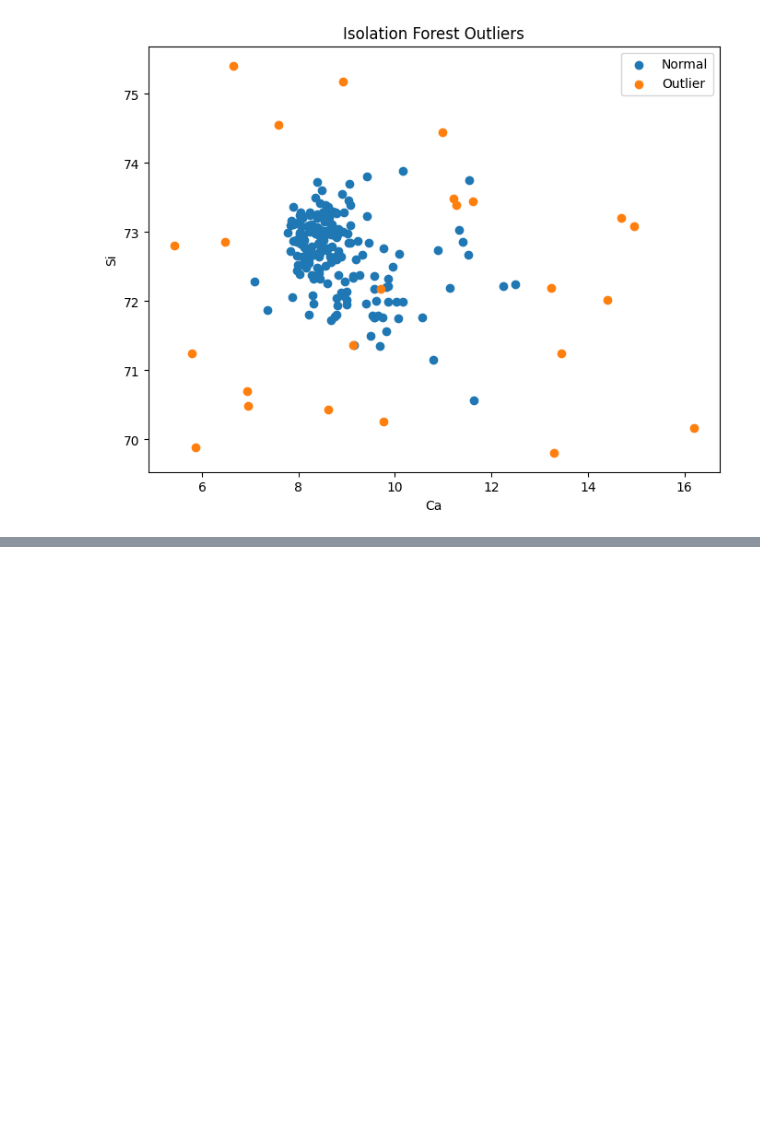
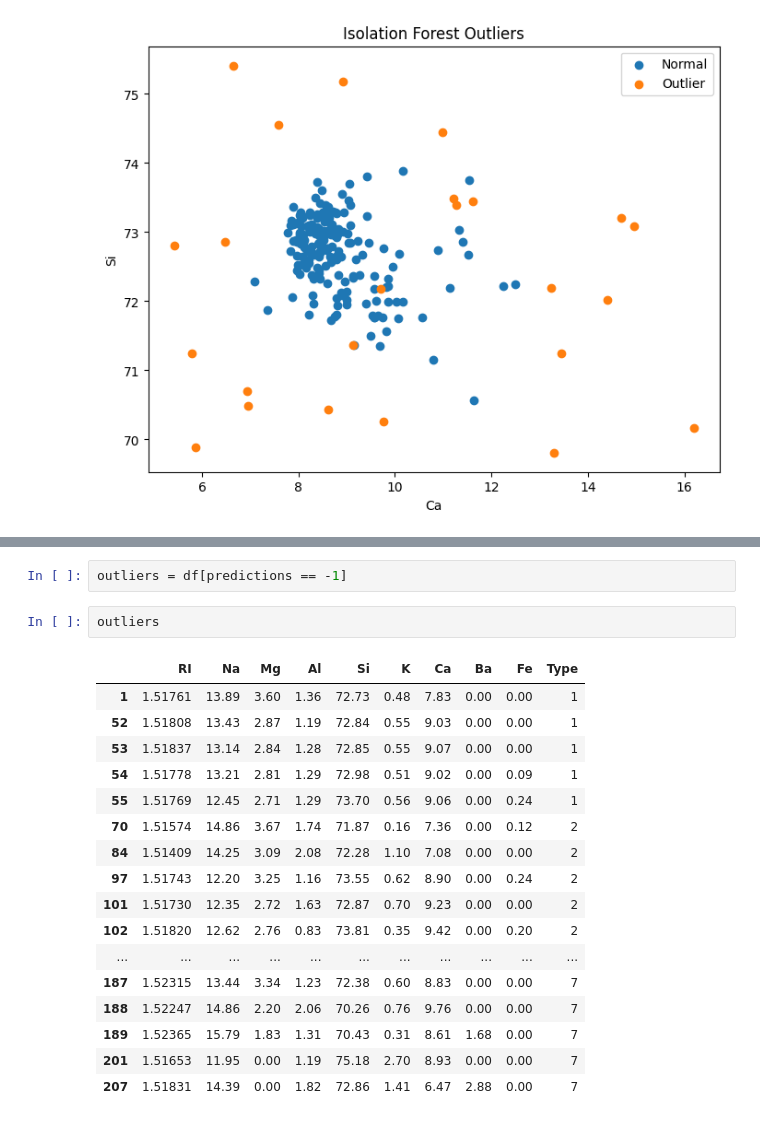
Before and after one commit to AliyarBhos/data-science-journey, a Jupyter notebook: 05_regression/02_regression_data_preparation/04_outliers.ipynb, the cells around one changed output, grey strips where cells are left out. Drawn from its saved outputs; the diff is of its cells as text; blank space fills up the shorter version.

```diff
--- a/05_regression/02_regression_data_preparation/04_outliers.ipynb
+++ b/05_regression/02_regression_data_preparation/04_outliers.ipynb
@@ -316,0 +328,22 @@ plt.show()
+# %%
+outliers = df[predictions == -1]
+# %%
+outliers
+# %% [output]
+|  | RI | Na | Mg | Al | Si | K | Ca | Ba | Fe | Type |
+| 1 | 1.51761 | 13.89 | 3.60 | 1.36 | 72.73 | 0.48 | 7.83 | 0.00 | 0.00 | 1 |
+| 52 | 1.51808 | 13.43 | 2.87 | 1.19 | 72.84 | 0.55 | 9.03 | 0.00 | 0.00 | 1 |
+| 53 | 1.51837 | 13.14 | 2.84 | 1.28 | 72.85 | 0.55 | 9.07 | 0.00 | 0.00 | 1 |
+| 54 | 1.51778 | 13.21 | 2.81 | 1.29 | 72.98 | 0.51 | 9.02 | 0.00 | 0.09 | 1 |
+| 55 | 1.51769 | 12.45 | 2.71 | 1.29 | 73.70 | 0.56 | 9.06 | 0.00 | 0.24 | 1 |
+| 70 | 1.51574 | 14.86 | 3.67 | 1.74 | 71.87 | 0.16 | 7.36 | 0.00 | 0.12 | 2 |
+| 84 | 1.51409 | 14.25 | 3.09 | 2.08 | 72.28 | 1.10 | 7.08 | 0.00 | 0.00 | 2 |
+| 97 | 1.51743 | 12.20 | 3.25 | 1.16 | 73.55 | 0.62 | 8.90 | 0.00 | 0.24 | 2 |
+| 101 | 1.51730 | 12.35 | 2.72 | 1.63 | 72.87 | 0.70 | 9.23 | 0.00 | 0.00 | 2 |
+| 102 | 1.51820 | 12.62 | 2.76 | 0.83 | 73.81 | 0.35 | 9.42 | 0.00 | 0.20 | 2 |
+| ... | ... | ... | ... | ... | ... | ... | ... | ... | ... | ... |
+| 187 | 1.52315 | 13.44 | 3.34 | 1.23 | 72.38 | 0.60 | 8.83 | 0.00 | 0.00 | 7 |
+| 188 | 1.52247 | 14.86 | 2.20 | 2.06 | 70.26 | 0.76 | 9.76 | 0.00 | 0.00 | 7 |
+| 189 | 1.52365 | 15.79 | 1.83 | 1.31 | 70.43 | 0.31 | 8.61 | 1.68 | 0.00 | 7 |
+| 201 | 1.51653 | 11.95 | 0.00 | 1.19 | 75.18 | 2.70 | 8.93 | 0.00 | 0.00 | 7 |
+| 207 | 1.51831 | 14.39 | 0.00 | 1.82 | 72.86 | 1.41 | 6.47 | 2.88 | 0.00 | 7 |
```
Also changed, not shown: parts of 5 cells of this notebook.
